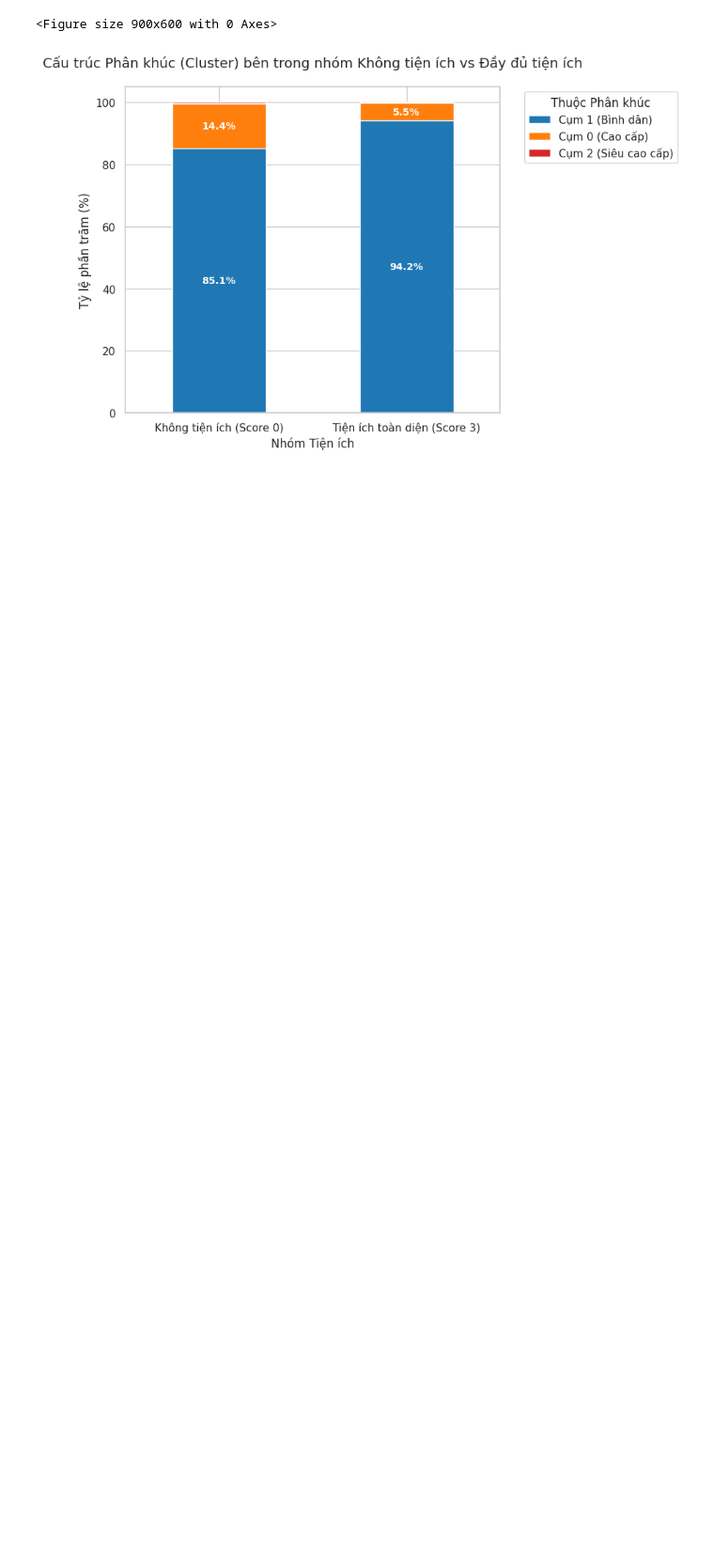
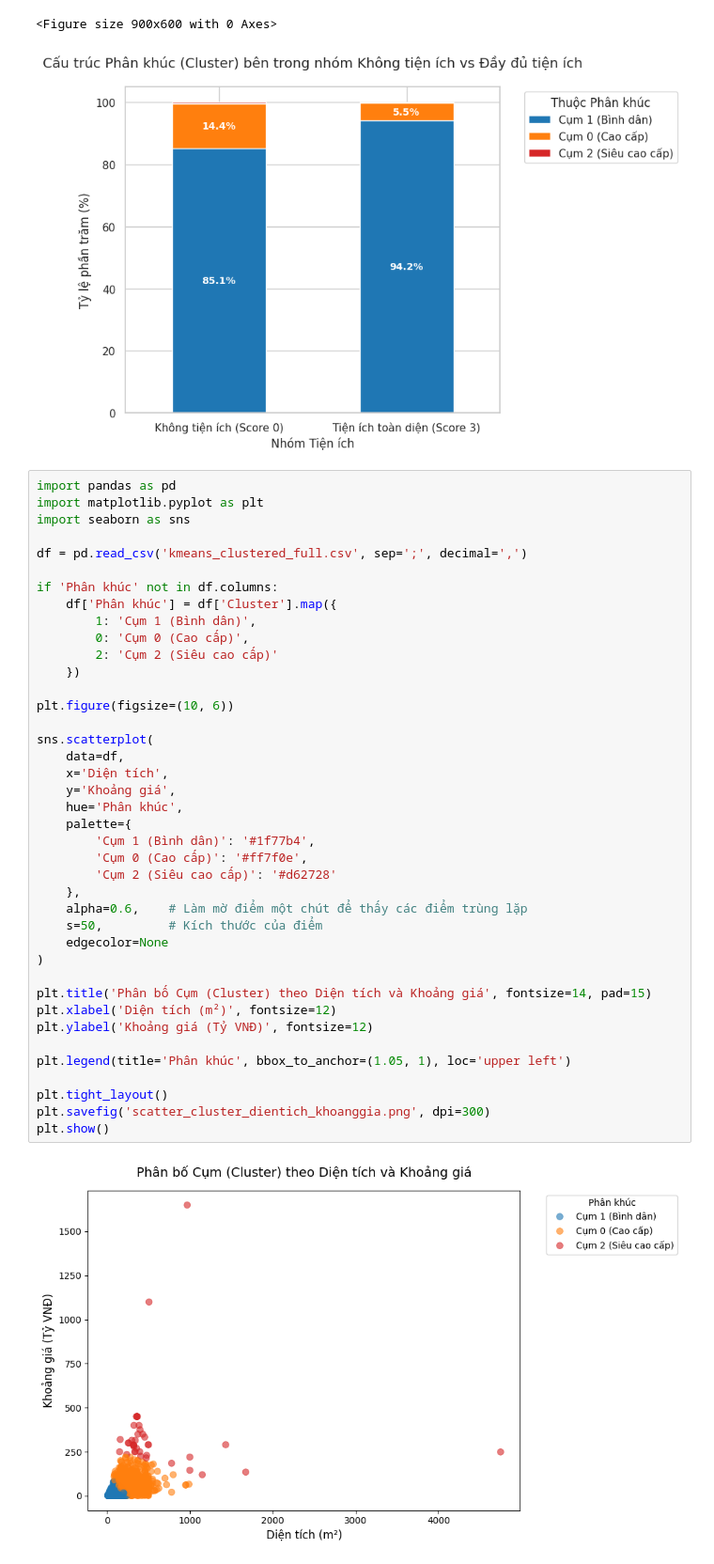
Before and after one commit to binhminh276/hcmc-house-price-prediction-2stage, a Jupyter notebook: notebooks/09_EDA_by_Clustering_houses.ipynb, the cells around one changed output. Shown at 94% size. Saved outputs shown, nothing was run; the diff lists cells and outputs as text; blank space fills up the shorter version.

Commit message:
Kmeans add chart

```diff
--- a/notebooks/09_EDA_by_Clustering_houses.ipynb
+++ b/notebooks/09_EDA_by_Clustering_houses.ipynb
@@ -618,3 +618,45 @@ plt.savefig('cau_truc_tien_ich_cluster.png', dpi=300)
 # %% [output]
 <Figure size 900x600 with 0 Axes>
 [figure]
+# %%
+import pandas as pd
+import matplotlib.pyplot as plt
+import seaborn as sns
+
+df = pd.read_csv('kmeans_clustered_full.csv', sep=';', decimal=',')
+
+if 'Phân khúc' not in df.columns:
+    df['Phân khúc'] = df['Cluster'].map({
+        1: 'Cụm 1 (Bình dân)',
+        0: 'Cụm 0 (Cao cấp)',
+        2: 'Cụm 2 (Siêu cao cấp)'
+    })
+
+plt.figure(figsize=(10, 6))
+
+sns.scatterplot(
+    data=df,
+    x='Diện tích',
+    y='Khoảng giá',
+    hue='Phân khúc',
+    palette={
+        'Cụm 1 (Bình dân)': '#1f77b4',
+        'Cụm 0 (Cao cấp)': '#ff7f0e',
+        'Cụm 2 (Siêu cao cấp)': '#d62728'
+    },
+    alpha=0.6,    # Làm mờ điểm một chút để thấy các điểm trùng lặp
+    s=50,         # Kích thước của điểm
+    edgecolor=None
+)
+
+plt.title('Phân bố Cụm (Cluster) theo Diện tích và Khoảng giá', fontsize=14, pad=15)
+plt.xlabel('Diện tích (m²)', fontsize=12)
+plt.ylabel('Khoảng giá (Tỷ VNĐ)', fontsize=12)
+
+plt.legend(title='Phân khúc', bbox_to_anchor=(1.05, 1), loc='upper left')
+
+plt.tight_layout()
+plt.savefig('scatter_cluster_dientich_khoanggia.png', dpi=300)
+plt.show()
+# %% [output]
+[figure, added]
```
Also changed, not shown: parts of 1 cell of this notebook.
